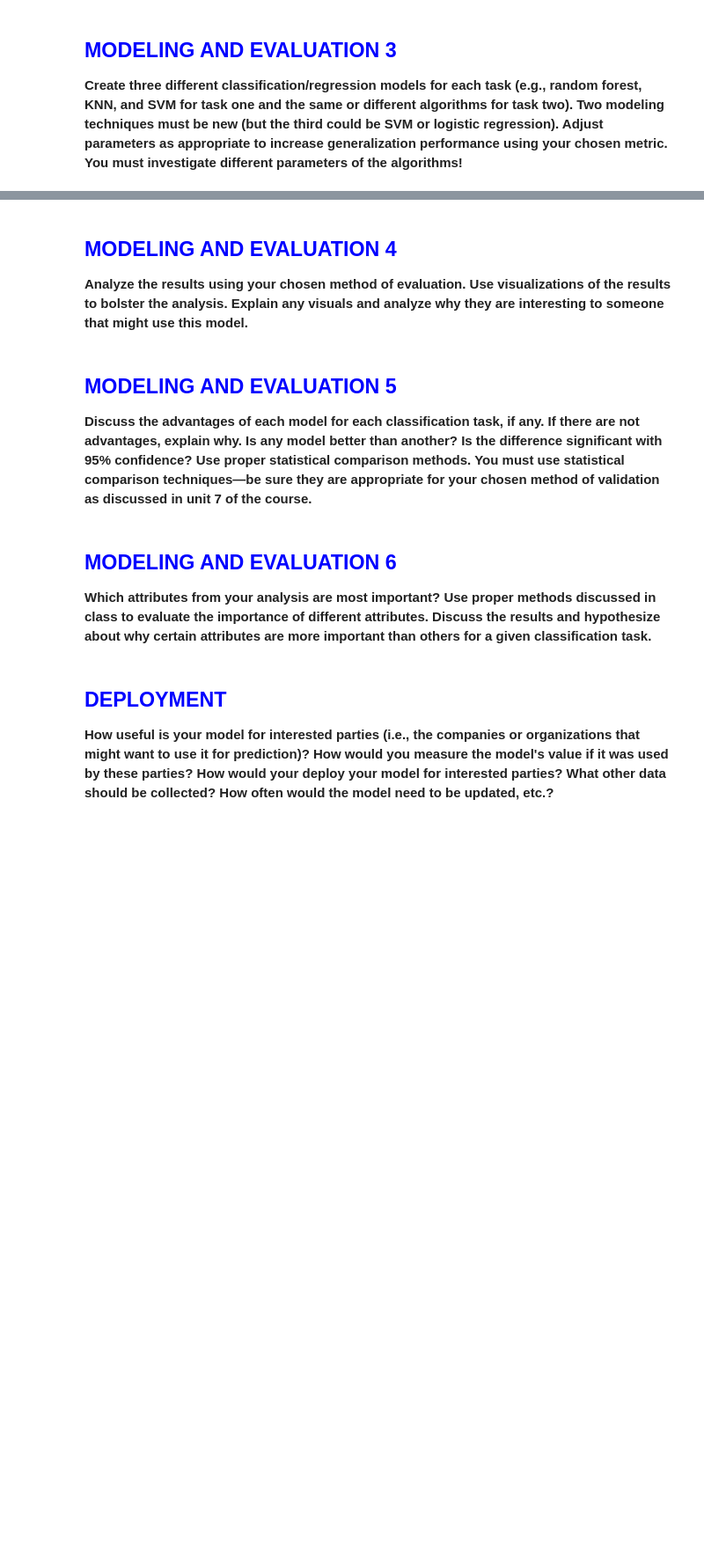
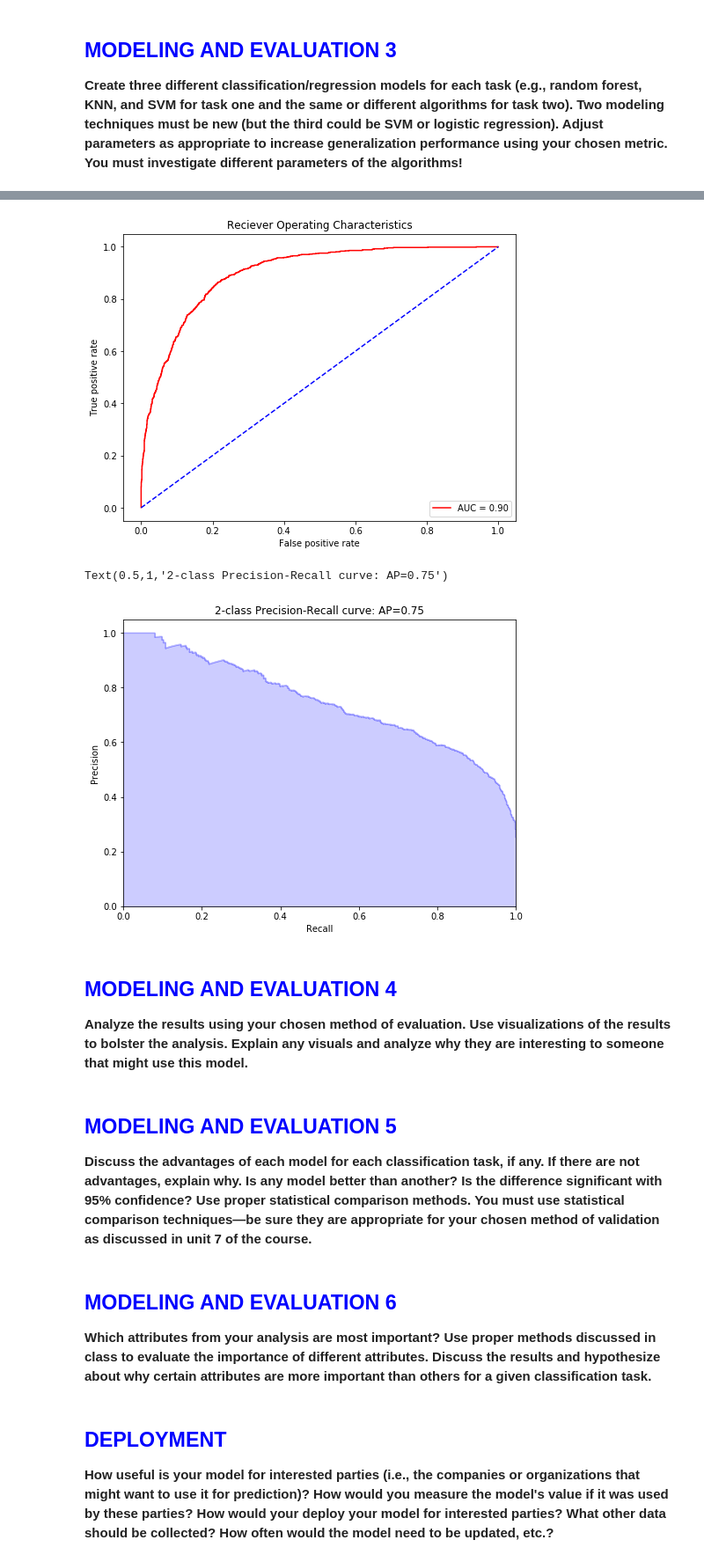
Before and after one commit to emccandlesssmu/data_mining, a Jupyter notebook: Lab_2_Assignment_GK.ipynb, the cells around one changed output, grey strips where cells are left out. Shown at 88% size. Cells and saved outputs as stored; diff of their text form; code cells hidden in the pictures; blank space fills up the shorter version.

```diff
--- a/Lab_2_Assignment_GK.ipynb
+++ b/Lab_2_Assignment_GK.ipynb
@@ -140,11 +160,14 @@ skf = StratifiedKFold(n_splits=10)
 # run logistic regression and vary some parameters
 from sklearn.linear_model import LogisticRegression
 from sklearn import metrics as mt
+from inspect import signature
 
 # first we create a reusable logisitic regression object
 #   here we can setup the object with different learning parameters and constants
 lr_clf = LogisticRegression(penalty='l2', C=0.05, class_weight=None) # get object
 
+cv_score =[]
+i = 1
 for train_indices, test_indices in skf.split(X,y):
     # I will create new variables here so that it is more obvious what
     # the code is doing (you can compact this syntax and avoid duplicating memory,
@@ -162,6 +185,58 @@ for train_indices, test_indices in skf.split(X,y):
     # now let's get the accuracy and confusion matrix for this iterations of training/testing
     acc = mt.accuracy_score(y_test,y_hat)
     conf = mt.confusion_matrix(y_test,y_hat)
+    score = mt.roc_auc_score(y_test,y_hat)
+    cv_score.append(score)
+    print("iteration", i )
+    print("roc", score )
     print("accuracy", acc )
     print("confusion matrix\n",conf)
+    i = i+1
+
+print('Cross Validation',cv_score,'\nMean cv Score',np.mean(cv_score))
+
+y_score = lr_clf.decision_function(X_test)
+average_precision = mt.average_precision_score(y_test, y_score)
+
+print('Average precision-recall score: {0:0.2f}'.format(
+      average_precision))
+
+precision, recall, _ = mt.precision_recall_curve(y_test, y_score)
+
+print('Average recall score: {0:0.2f}'.format(
+      np.average(recall)))
+print('Average precision score: {0:0.2f}'.format(
+      np.average(precision)))
+
+
+proba = lr_clf.predict_proba(X_test)[:,1]
+frp,trp, threshold = mt.roc_curve(y_test,proba)
+roc_auc_ = mt.auc(frp,trp)
+
+plt.figure(figsize=(8,6))
+plt.title('Reciever Operating Characteristics')
+plt.plot(frp,trp,'r',label = 'AUC = %0.2f' % roc_auc_)
+plt.legend(loc='lower right')
+plt.plot([0,1],[0,1],'b--')
+plt.ylabel('True positive rate')
+plt.xlabel('False positive rate')
+
+plt.show()
+
+plt.figure(figsize=(8,6))
+
+# In matplotlib < 1.5, plt.fill_between does not have a 'step' argument
+step_kwargs = ({'step': 'post'}
+               if 'step' in signature(plt.fill_between).parameters
+               else {})
+plt.step(recall, precision, color='b', alpha=0.2,
+         where='post')
+plt.fill_between(recall, precision, alpha=0.2, color='b', **step_kwargs)
+
+plt.xlabel('Recall')
+plt.ylabel('Precision')
+plt.ylim([0.0, 1.05])
+plt.xlim([0.0, 1.0])
+plt.title('2-class Precision-Recall curve: AP={0:0.2f}'.format(
+          average_precision))
 # %% [output]
@@ -185,3 +260,6 @@ confusion matrix
+[figure, added]
+Text(0.5,1,'2-class Precision-Recall curve: AP=0.75')
+[figure, added]
 # %% [markdown]
 ## <font color=blue>MODELING AND EVALUATION 4</font>
 
```
Also changed, not shown: parts of 8 cells of this notebook.
